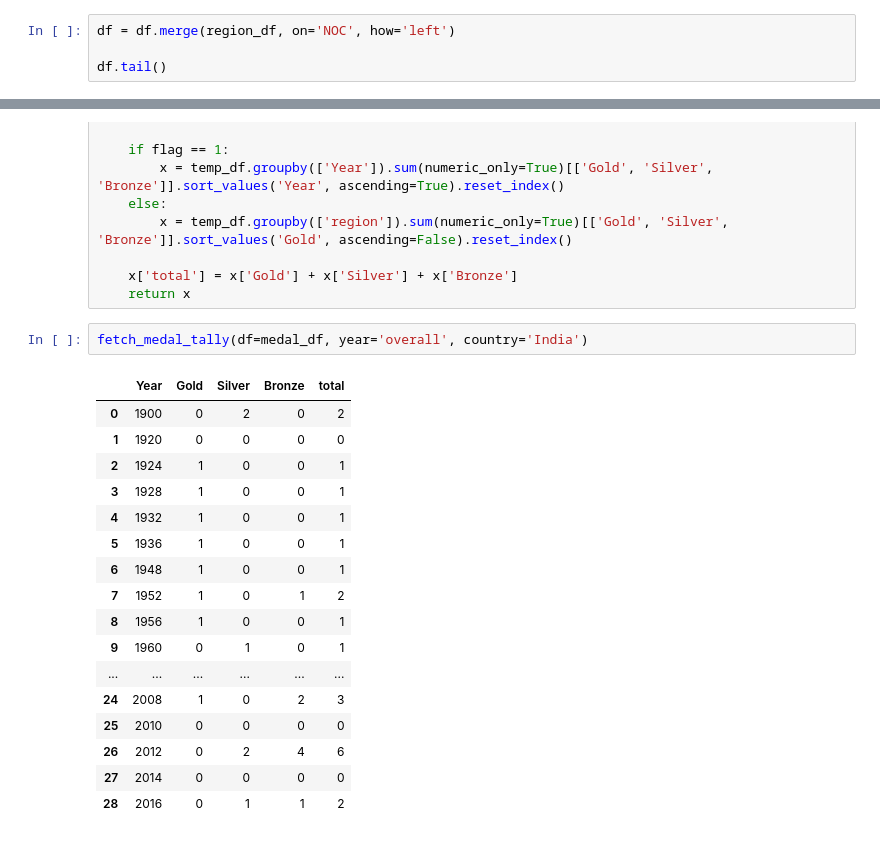
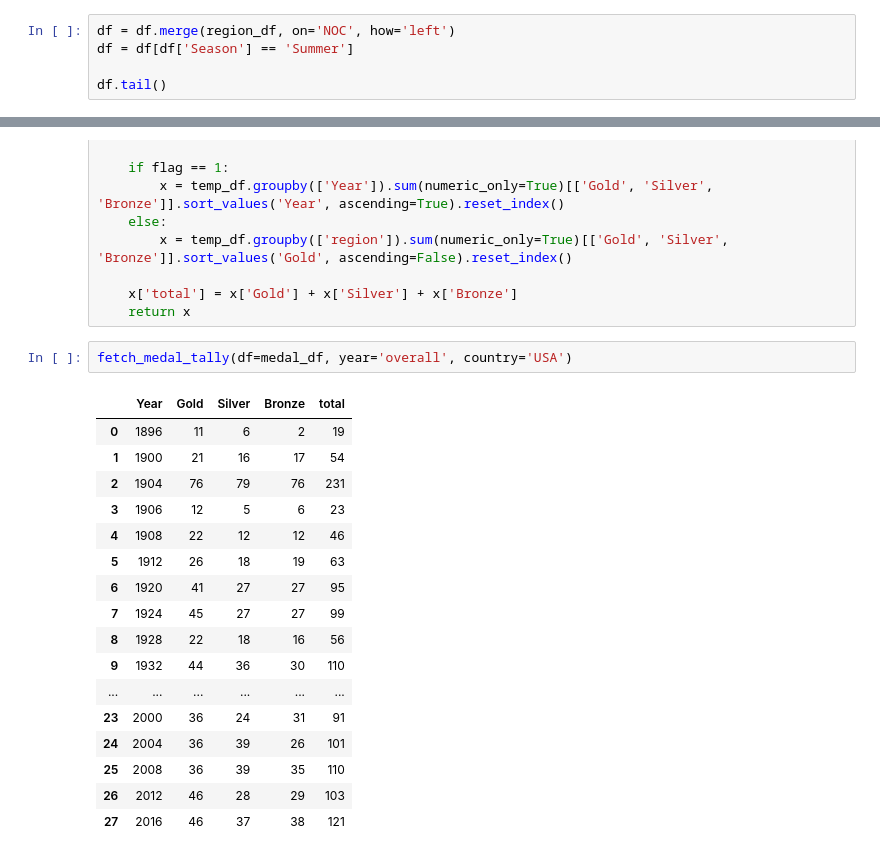
Before and after one commit to shreeharshshinde/olympic-analysis, a Jupyter notebook: olympic-analysis.ipynb, the cells around one changed output, grey strips where cells are left out. Saved outputs shown, nothing was run; the diff lists cells and outputs as text.

Commit message:
overall analysis work

```diff
--- a/olympic-analysis.ipynb
+++ b/olympic-analysis.ipynb
@@ -24,6 +24,7 @@ region_df.tail()
 | 229 | ZIM | Zimbabwe | NaN |
 # %%
 df = df.merge(region_df, on='NOC', how='left')
+df = df[df['Season'] == 'Summer']
 
 df.tail()
 # %% [output]
@@ -237,22 +215,22 @@ def fetch_medal_tally(df, year, country):
     x['total'] = x['Gold'] + x['Silver'] + x['Bronze']
     return x
 # %%
-fetch_medal_tally(df=medal_df, year='overall', country='India')
+fetch_medal_tally(df=medal_df, year='overall', country='USA')
 # %% [output]
 |  | Year | Gold | Silver | Bronze | total |
-| 0 | 1900 | 0 | 2 | 0 | 2 |
-| 1 | 1920 | 0 | 0 | 0 | 0 |
-| 2 | 1924 | 1 | 0 | 0 | 1 |
-| 3 | 1928 | 1 | 0 | 0 | 1 |
-| 4 | 1932 | 1 | 0 | 0 | 1 |
-| 5 | 1936 | 1 | 0 | 0 | 1 |
-| 6 | 1948 | 1 | 0 | 0 | 1 |
-| 7 | 1952 | 1 | 0 | 1 | 2 |
-| 8 | 1956 | 1 | 0 | 0 | 1 |
-| 9 | 1960 | 0 | 1 | 0 | 1 |
+| 0 | 1896 | 11 | 6 | 2 | 19 |
+| 1 | 1900 | 21 | 16 | 17 | 54 |
+| 2 | 1904 | 76 | 79 | 76 | 231 |
+| 3 | 1906 | 12 | 5 | 6 | 23 |
+| 4 | 1908 | 22 | 12 | 12 | 46 |
+| 5 | 1912 | 26 | 18 | 19 | 63 |
+| 6 | 1920 | 41 | 27 | 27 | 95 |
+| 7 | 1924 | 45 | 27 | 27 | 99 |
+| 8 | 1928 | 22 | 18 | 16 | 56 |
+| 9 | 1932 | 44 | 36 | 30 | 110 |
 | ... | ... | ... | ... | ... | ... |
-| 24 | 2008 | 1 | 0 | 2 | 3 |
-| 25 | 2010 | 0 | 0 | 0 | 0 |
-| 26 | 2012 | 0 | 2 | 4 | 6 |
-| 27 | 2014 | 0 | 0 | 0 | 0 |
-| 28 | 2016 | 0 | 1 | 1 | 2 |
+| 23 | 2000 | 36 | 24 | 31 | 91 |
+| 24 | 2004 | 36 | 39 | 26 | 101 |
+| 25 | 2008 | 36 | 39 | 35 | 110 |
+| 26 | 2012 | 46 | 28 | 29 | 103 |
+| 27 | 2016 | 46 | 37 | 38 | 121 |
```
Also changed, not shown: parts of 21 cells of this notebook, 1 other file.
